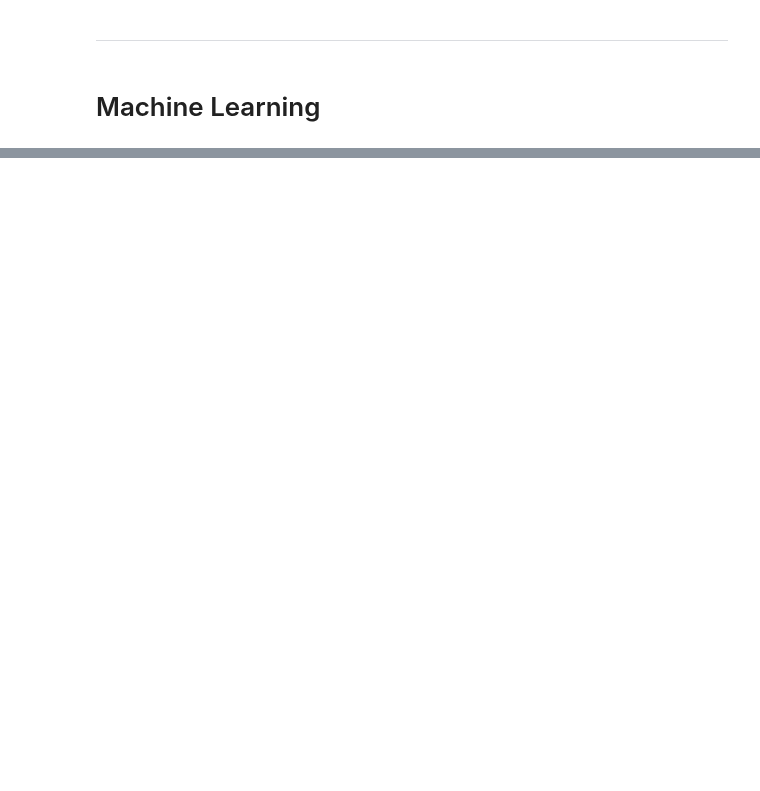
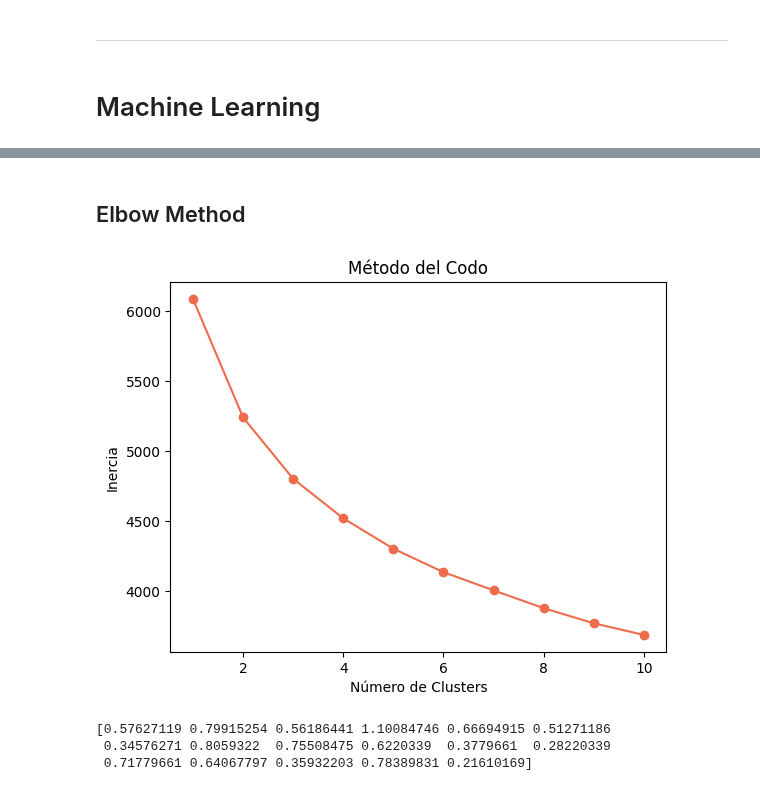
Before and after one commit to IgnacioGB1990/Data_Desafio, a Jupyter notebook: Cleaning/EDA_IGB.ipynb, the cells around one changed output, grey strips where cells are left out. Cells and saved outputs as stored; diff of their text form; code cells hidden in the pictures; blank space fills up the shorter version.

Commit message:
centroid

```diff
--- a/Cleaning/EDA_IGB.ipynb
+++ b/Cleaning/EDA_IGB.ipynb
@@ -534,0 +572,4 @@ df
+# %%
+df = pd.get_dummies(df, columns= ["Age","Estimation","Pet","Garden"])
+
+df.head()
@@ -535,4 +595,3 @@ df
 # %%
-# Convert float64 column => int64
-for column in df.select_dtypes(include=['float64']):
-    df[column] = df[column].astype('int64')
+column_name = df.select_dtypes(include=['uint8',"object"]).columns
+df[column_name] = df[column_name].astype('int64')
@@ -559,6 +597,0 @@ X.head()
-# %%
-from sklearn.cluster import KMeans
-
-kmeans = KMeans(n_clusters=3, random_state=42)
-
-kmeans.fit(X)
@@ -566,0 +618,2 @@ KMeans(n_clusters=3, random_state=42)
+# %% [markdown]
+## Elbow Method
@@ -566,0 +627,42 @@ KMeans(n_clusters=3, random_state=42)
+# %%
+from sklearn.metrics import silhouette_score
+from sklearn.cluster import KMeans
+
+# Realizar el bucle para encontrar el número óptimo de clusters usando el método del codo
+inertias = []
+
+for n_clusters in range(1, 11):
+    kmeans = KMeans(n_clusters=n_clusters, random_state=42)
+    kmeans.fit(df)
+    inertias.append(kmeans.inertia_)
+
+
+
+
+
+
+
+
+# Graficar la curva del codo
+plt.plot(range(1, 11), inertias, marker='o')
+plt.xlabel('Número de Clusters')
+plt.ylabel('Inercia')
+plt.title('Método del Codo')
+plt.show()
+
+# Entrenar el modelo K-means con el número óptimo de clusters seleccionado por el método del codo
+optimal_num_clusters = np.argmin(np.diff(inertias)) + 1
+kmeans = KMeans(n_clusters=optimal_num_clusters, random_state=42)
+kmeans.fit(df)
+
+# Obtener los centroides de los clusters
+centroids = kmeans.cluster_centers_
+
+# Imprimir los centroides
+for centroid in centroids:
+    print(centroid)
+# %% [output]
+[figure, added]
+[0.57627119 0.79915254 0.56186441 1.10084746 0.66694915 0.51271186
+ 0.34576271 0.8059322  0.75508475 0.6220339  0.3779661  0.28220339
+ 0.71779661 0.64067797 0.35932203 0.78389831 0.21610169]
```
Also changed, not shown: parts of 28 cells of this notebook.
